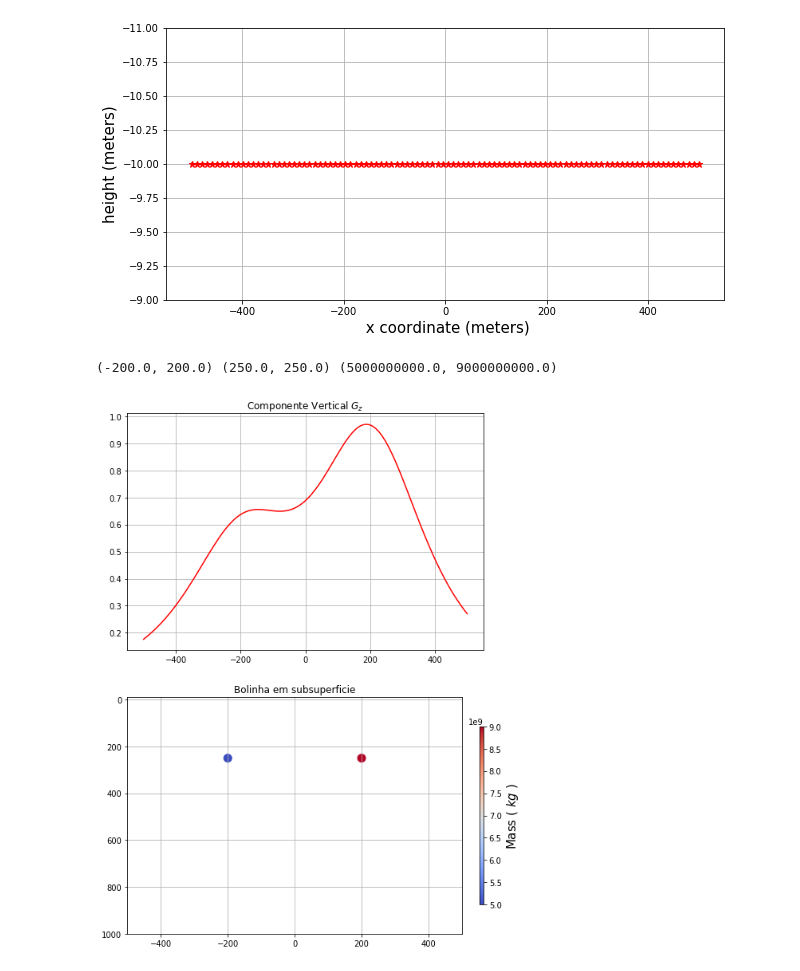
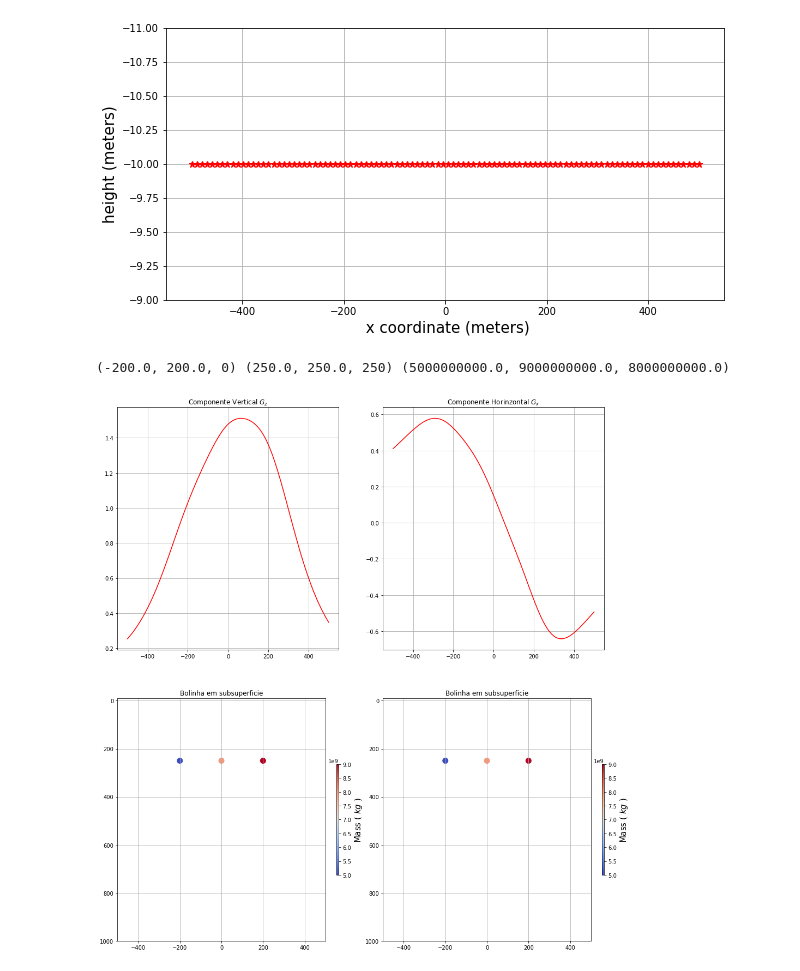
Before and after one commit to EdsonAlonso/EstagioCurricular, a Jupyter notebook: Sphere_grav.ipynb, the cells around one changed output. Drawn from its saved outputs; the diff is of its cells as text; code cells hidden in the pictures.

```diff
--- a/Sphere_grav.ipynb
+++ b/Sphere_grav.ipynb
@@ -45,12 +45,16 @@ V = volfont(10,2000)[2] # m3
 massa = volfont(10,2000)[3] # kg
 # %%
 # Definicao das propriedades de cada fonte pontual:
+sphere = []
 sphere1 = [-200.0, 250.0, 5.0e9] # [x,z,massa]
 sphere2 = [+200.0, 250.0, 9.0e9]
-
-xs = sphere1[0], sphere2[0]
-zs = sphere1[1], sphere2[1]
-ms = sphere1[2], sphere2[2]
+sphere3 = [0, 250, 8.0e9]
+sphere.append(sphere1)
+sphere.append(sphere2)
+sphere.append(sphere3)
+xs = sphere1[0], sphere2[0], sphere3[0]
+zs = sphere1[1], sphere2[1], sphere3[1]
+ms = sphere1[2], sphere2[2], sphere3[2]
 print xs, zs, ms
 # %% [output]
-(-200.0, 200.0) (250.0, 250.0) (5000000000.0, 9000000000.0)
+(-200.0, 200.0, 0) (250.0, 250.0, 250) (5000000000.0, 9000000000.0, 8000000000.0)
@@ -59,3 +61,11 @@ gz = gz2D(x,z,sphere1) + gz2D(x,z,sphere2)
+# %%
+gz = 0
+for i,j in enumerate(sphere):
+    gz += gz2D(x,z,sphere[i])
+# %%
+gx = 0
+for i,j in enumerate(sphere):
+    gx += gx2D(x,z,sphere[i])
 # %%
 # calculo da componente vertical gz:
 #gz = np.zeros(50)
@@ -68,34 +78,67 @@ gz = gz2D(x,z,sphere1) + gz2D(x,z,sphere2)
 # %%
 # plotando o resultado:
 plt.close('all')
-plt.figure(figsize=(8,12))
+plt.figure(figsize=(16,18))
 circle1=plt.Circle((sphere1[0],sphere1[1]),radius=10.0, color='r')
 circle2 = plt.Circle((sphere2[0],sphere2[1]),radius=10.0,color='b')
-plt.subplot(2,1,1)
+circle3 = plt.Circle((sphere3[0],sphere3[1]),radius=10.0,color = 'k')
+plt.subplot(2,2,1)
 plt.plot(x,gz,'r')
 plt.title('Componente Vertical $G_z$')
 plt.grid()
 
-plt.subplot(2,1,2)
+# plotando o resultado:
+#plt.close('all')
+#plt.figure(figsize=(8,12))
+circle1=plt.Circle((sphere1[0],sphere1[1]),radius=10.0, color='r')
+circle2 = plt.Circle((sphere2[0],sphere2[1]),radius=10.0,color='b')
+circle3 = plt.Circle((sphere3[0],sphere3[1]),radius=10.0,color = 'k')
+plt.subplot(2,2,2)
+plt.plot(x,gx,'r')
+plt.title('Componente Horinzontal $G_x$')
+plt.grid()
+
+plt.subplot(2,2,3)
+#plt.contourf(X, Y, U1, 25, cmap = plt.cm.jet)
+
+p1 = plt.scatter(xs, zs, s=100.0, c=ms,cmap='coolwarm')
+cbar = plt.colorbar(p1, aspect = 50, fraction = 0.01, orientation="vertical")
+cbar.set_label('Mass ( $ kg $ )',fontsize=15, rotation = 90)
+
+#plt.gcf().gca().add_artist(circle1)
+#plt.gcf().gca().add_artist(circle2)
+plt.title('Bolinha em subsuperficie')
+plt.grid()
+#plt.xlim( ((z[25])/2 - 1.5*(zmed+2*raio)/2, ((-z[25])/2) + 1.5*(zmed+2*raio)/2 ) )
+#plt.ylim( (z[25] , zmed + 2*raio) )
+
+plt.xlim( min(x), max(x) )
+plt.ylim( min(z), 1000.0 )
+
+plt.gca().invert_yaxis()
+#plt.savefig('TODO_023.pdf', dpi=300, transparet=True, bbox_inches='tight')
+#plt.colorbar()
+
+plt.subplot(2,2,4)
 #plt.contourf(X, Y, U1, 25, cmap = plt.cm.jet)
 
 p1 = plt.scatter(xs, zs, s=100.0, c=ms,cmap='coolwarm')
 cbar = plt.colorbar(p1, aspect = 50, fraction = 0.01, orientation="vertical")
 cbar.set_label('Mass ( $ kg $ )',fontsize=15, rotation = 90)
 
 #plt.gcf().gca().add_artist(circle1)
 #plt.gcf().gca().add_artist(circle2)
 plt.title('Bolinha em subsuperficie')
 plt.grid()
 #plt.xlim( ((z[25])/2 - 1.5*(zmed+2*raio)/2, ((-z[25])/2) + 1.5*(zmed+2*raio)/2 ) )
 #plt.ylim( (z[25] , zmed + 2*raio) )
 
 plt.xlim( min(x), max(x) )
 plt.ylim( min(z), 1000.0 )
 
 plt.gca().invert_yaxis()
 #plt.savefig('TODO_023.pdf', dpi=300, transparet=True, bbox_inches='tight')
 #plt.colorbar()
 plt.show()
 # %% [output]
-[figure, old version]
+[figure, new version]
```
Also changed, not shown: parts of 2 cells of this notebook, 1 other file.
